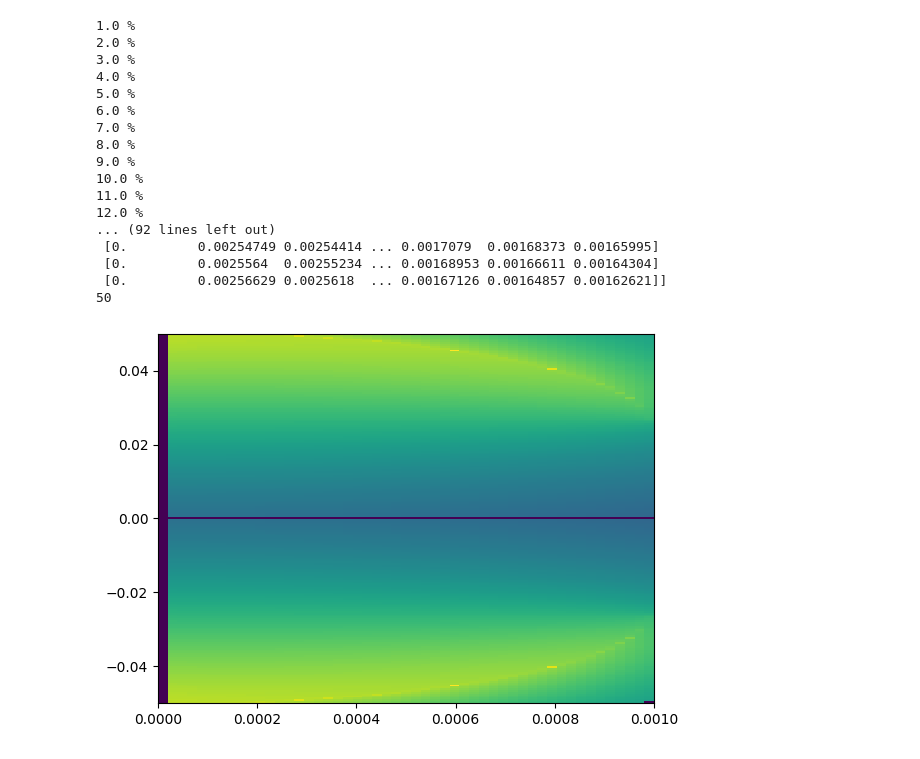
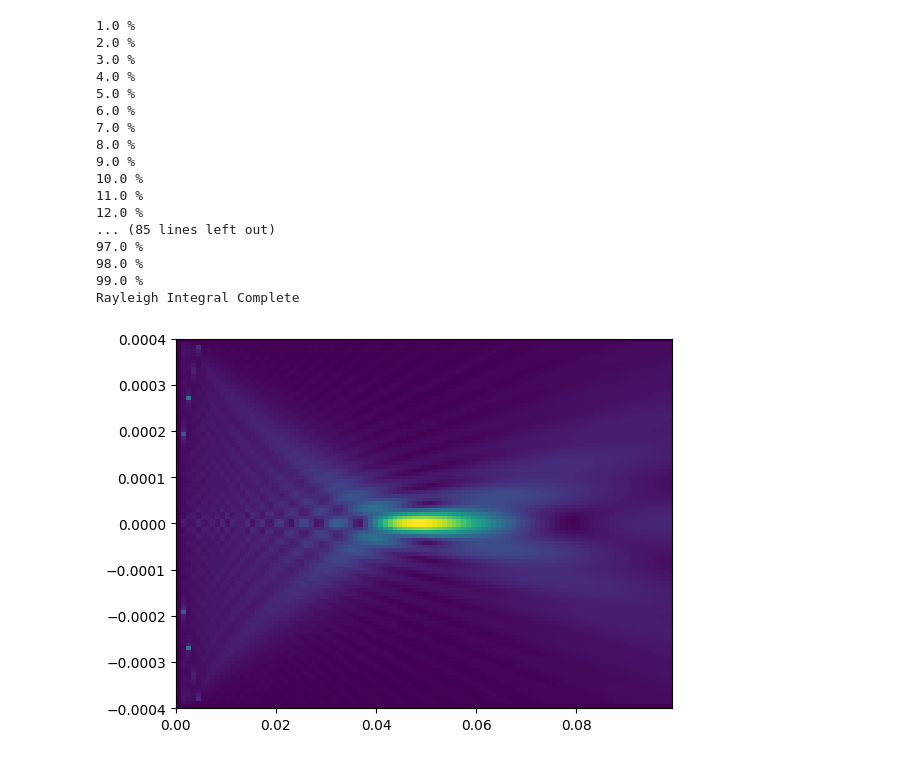
Before and after one commit to C2H5OH-Consumer/Temp4HIFU, a Jupyter notebook: src/testjupyter.ipynb, the cells around one changed output. Cells and saved outputs as stored; diff of their text form; code cells hidden in the pictures.

```diff
--- a/src/testjupyter.ipynb
+++ b/src/testjupyter.ipynb
@@ -28,12 +27,9 @@ plt.show(fig)
 # %%
-import calculateRayleighIntegral, settransducer
-
-trans = settransducer.setTransducer(9,0.05,0.05,1)
+trans = settransducer.setTransducer(1e6,0.02,0.05,1) # freq, radius, focus, init pressure
 medium = setmedium.setMedium('Water',dict())
 field = dict(numAxialStep = 100, numRadialStep= 100)
 
-
-pressure_field, z_values, r_values = calculateRayleighIntegral.generateField(trans,medium,field)
+pressure_field, z_values, r_values, iscomplete = calculateRayleighIntegral.generateField(trans,medium,field)
 # %% [output]
 1.0 %
 2.0 %
@@ -47,23 +43,22 @@ pressure_field, z_values, r_values = calculateRayleighIntegral.generateField(tra
 10.0 %
 11.0 %
 12.0 %
-... (92 lines left out)
- [0.         0.00254749 0.00254414 ... 0.0017079  0.00168373 0.00165995]
- [0.         0.0025564  0.00255234 ... 0.00168953 0.00166611 0.00164304]
- [0.         0.00256629 0.0025618  ... 0.00167126 0.00164857 0.00162621]]
-50
+... (85 lines left out)
+97.0 %
+98.0 %
+99.0 %
+Rayleigh Integral Complete
 # %%
 press_data = pressure_field
-
 fig = plt.imshow(
     press_data,
-    aspect = "auto",interpolation = 'none',
+    aspect = "auto",
+    interpolation = 'none',
     extent=[z_values[0],z_values[-1], r_values[-1], r_values[0]],
     origin='lower',
 )
-# plt.savefig('py.png')
 # %% [output]
-[figure, old version]
+[figure, new version]
 # %%
 # help(html.Div)
 # %%
```
Also changed, not shown: parts of 3 cells of this notebook, 4 other files.
